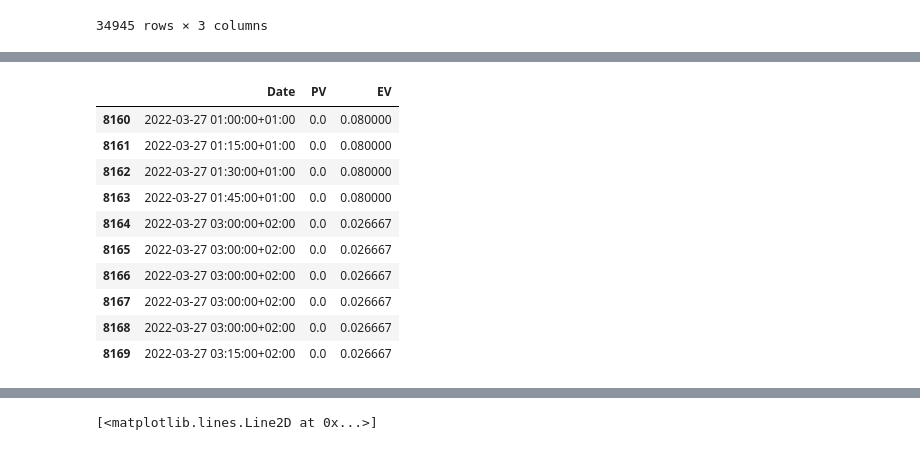
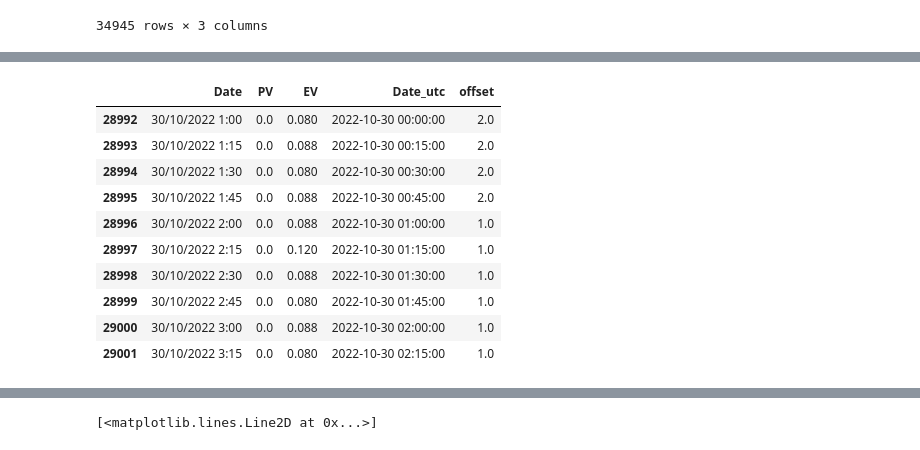
Before and after one commit to SpongeStark/Pre-PhD, a Jupyter notebook: demo/train_naive_PV_2022.ipynb, the cells around one changed output, grey strips where cells are left out. Drawn from its saved outputs; the diff is of its cells as text; code cells hidden in the pictures.

```diff
--- a/demo/train_naive_PV_2022.ipynb
+++ b/demo/train_naive_PV_2022.ipynb
@@ -29,17 +29,11 @@ dts1
 | 34944 | 31/12/2022 1:00 | 0.0 | 0.12 |
 34945 rows × 3 columns
 # %%
-dts1["Date"] = pd.to_datetime(
+dts1["Date_utc"] = pd.to_datetime(
     dts1["Date"],
     format="%d/%m/%Y %H:%M"
-    # dayfirst=True,
-    # utc=True
-)-pd.Timedelta(hours=1)  # to localize to CET/CEST
+)-pd.Timedelta(hours=1)
 
-# dts1["Date"] = dts1["Date"].dt.tz_convert("UTC").dt.tz_localize(None
-#     # "Europe/Paris",
-#     # nonexistent="shift_forward",
-#     # ambiguous="NaT"
-# )
-dts1['offset'] =
+dts1['offset'] = (dts1["Date_utc"].dt.tz_localize("UTC").dt.tz_convert("Europe/Paris").dt.tz_localize(None) - dts1["Date_utc"]).dt.total_seconds()//3600
+dts1
 # %% [output]
@@ -76,17 +53,17 @@ Name: Date, Length: 34945, dtype: float64
 # %%
-d=dts1.index[dts1['Date'] == '27/03/2022 1:00']
+d=dts1.index[dts1['Date'] == '30/10/2022 1:00']
 dts1.iloc[d[0]:d[0]+10]
 # %% [output]
-|  | Date | PV | EV |
-| 8160 | 2022-03-27 01:00:00+01:00 | 0.0 | 0.080000 |
-| 8161 | 2022-03-27 01:15:00+01:00 | 0.0 | 0.080000 |
-| 8162 | 2022-03-27 01:30:00+01:00 | 0.0 | 0.080000 |
-| 8163 | 2022-03-27 01:45:00+01:00 | 0.0 | 0.080000 |
-| 8164 | 2022-03-27 03:00:00+02:00 | 0.0 | 0.026667 |
-| 8165 | 2022-03-27 03:00:00+02:00 | 0.0 | 0.026667 |
-| 8166 | 2022-03-27 03:00:00+02:00 | 0.0 | 0.026667 |
-| 8167 | 2022-03-27 03:00:00+02:00 | 0.0 | 0.026667 |
-| 8168 | 2022-03-27 03:00:00+02:00 | 0.0 | 0.026667 |
-| 8169 | 2022-03-27 03:15:00+02:00 | 0.0 | 0.026667 |
+|  | Date | PV | EV | Date_utc | offset |
+| 28992 | 30/10/2022 1:00 | 0.0 | 0.080 | 2022-10-30 00:00:00 | 2.0 |
+| 28993 | 30/10/2022 1:15 | 0.0 | 0.088 | 2022-10-30 00:15:00 | 2.0 |
+| 28994 | 30/10/2022 1:30 | 0.0 | 0.080 | 2022-10-30 00:30:00 | 2.0 |
+| 28995 | 30/10/2022 1:45 | 0.0 | 0.088 | 2022-10-30 00:45:00 | 2.0 |
+| 28996 | 30/10/2022 2:00 | 0.0 | 0.088 | 2022-10-30 01:00:00 | 1.0 |
+| 28997 | 30/10/2022 2:15 | 0.0 | 0.120 | 2022-10-30 01:15:00 | 1.0 |
+| 28998 | 30/10/2022 2:30 | 0.0 | 0.088 | 2022-10-30 01:30:00 | 1.0 |
+| 28999 | 30/10/2022 2:45 | 0.0 | 0.080 | 2022-10-30 01:45:00 | 1.0 |
+| 29000 | 30/10/2022 3:00 | 0.0 | 0.088 | 2022-10-30 02:00:00 | 1.0 |
+| 29001 | 30/10/2022 3:15 | 0.0 | 0.080 | 2022-10-30 02:15:00 | 1.0 |
 # %%
 temp = pd.read_csv(root_proj / f"DATA_SYSTEM_LIDL/Temperature/orly_{year}_hourly_weather.csv", sep=",")
```
Also changed, not shown: parts of 16 cells of this notebook, 1 other file.
